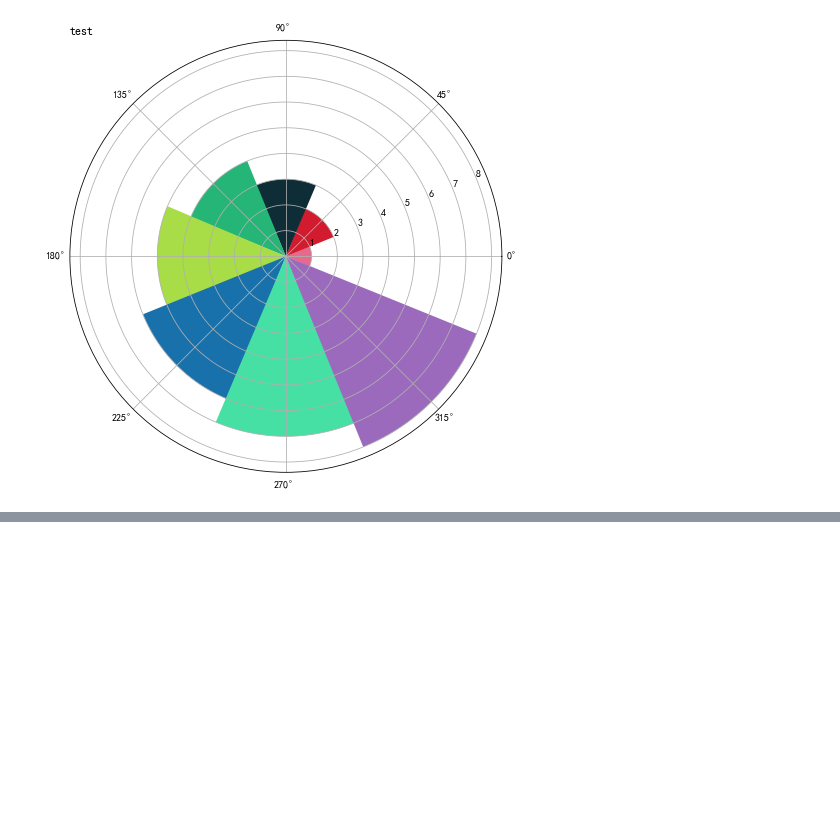
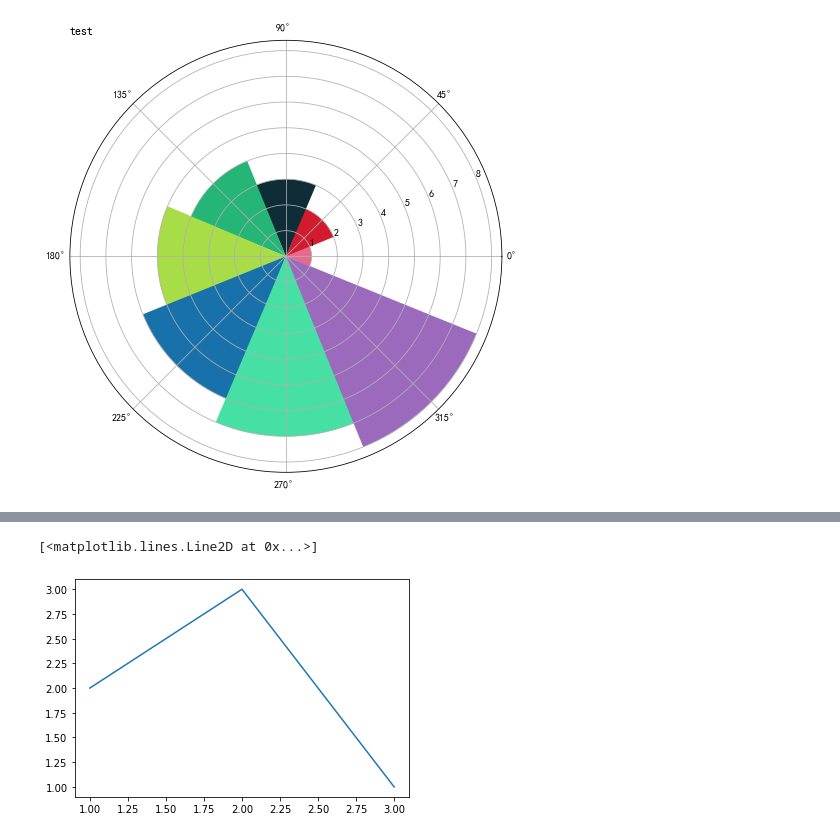
Before and after one commit to zidanewenqsh/mynotebook_01, a Jupyter notebook: matplotlib_demo.ipynb, the cells around one changed output, grey strips where cells are left out. Drawn from its saved outputs; the diff is of its cells as text; code cells hidden in the pictures; blank space fills up the shorter version.

```diff
--- a/matplotlib_demo.ipynb
+++ b/matplotlib_demo.ipynb
@@ -560,0 +597,5 @@ show_rose(v,'test')
+# %%
+plt.plot(a[:,0],a[:,1])
+# %% [output]
+[<matplotlib.lines.Line2D at 0x...>]
+[figure, added]
```
Also changed, not shown: parts of 7 cells of this notebook, 5 other files.
